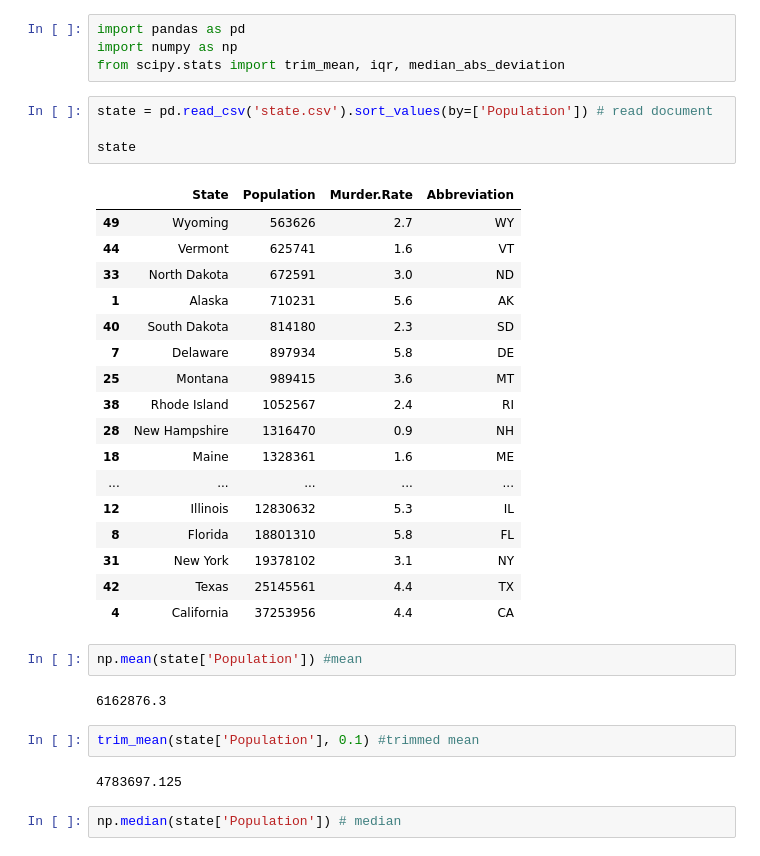
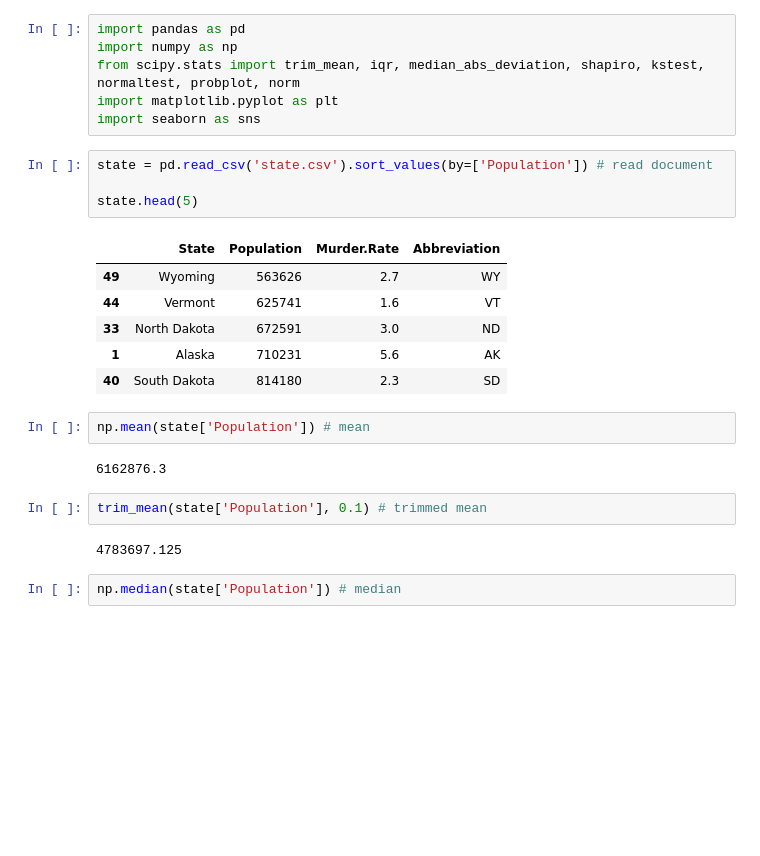
Before and after one commit to PacemqueDones/practical-statistics-for-data-scientists, a Jupyter notebook: Chapter 1 - Exploratory Data Analysis/Taxa de Homicídio.ipynb, the cells around one changed output. Cells and saved outputs as stored; diff of their text form; blank space fills up the shorter version.

```diff
--- a/Chapter 1 - Exploratory Data Analysis/Taxa de Homicídio.ipynb
+++ b/Chapter 1 - Exploratory Data Analysis/Taxa de Homicídio.ipynb
@@ -1,35 +1,26 @@
 # %%
 import pandas as pd
 import numpy as np
-from scipy.stats import trim_mean, iqr, median_abs_deviation
+from scipy.stats import trim_mean, iqr, median_abs_deviation, shapiro, kstest, normaltest, probplot, norm
+import matplotlib.pyplot as plt
+import seaborn as sns
 # %%
 state = pd.read_csv('state.csv').sort_values(by=['Population']) # read document
 
-state
+state.head(5)
 # %% [output]
 |  | State | Population | Murder.Rate | Abbreviation |
 | 49 | Wyoming | 563626 | 2.7 | WY |
 | 44 | Vermont | 625741 | 1.6 | VT |
 | 33 | North Dakota | 672591 | 3.0 | ND |
 | 1 | Alaska | 710231 | 5.6 | AK |
 | 40 | South Dakota | 814180 | 2.3 | SD |
-| 7 | Delaware | 897934 | 5.8 | DE |
-| 25 | Montana | 989415 | 3.6 | MT |
-| 38 | Rhode Island | 1052567 | 2.4 | RI |
-| 28 | New Hampshire | 1316470 | 0.9 | NH |
-| 18 | Maine | 1328361 | 1.6 | ME |
-| ... | ... | ... | ... | ... |
-| 12 | Illinois | 12830632 | 5.3 | IL |
-| 8 | Florida | 18801310 | 5.8 | FL |
-| 31 | New York | 19378102 | 3.1 | NY |
-| 42 | Texas | 25145561 | 4.4 | TX |
-| 4 | California | 37253956 | 4.4 | CA |
 # %%
-np.mean(state['Population']) #mean
+np.mean(state['Population']) # mean
 # %% [output]
 6162876.3
 # %%
-trim_mean(state['Population'], 0.1) #trimmed mean
+trim_mean(state['Population'], 0.1) # trimmed mean
 # %% [output]
 4783697.125
 # %%
```
Also changed, not shown: parts of 20 cells of this notebook.
